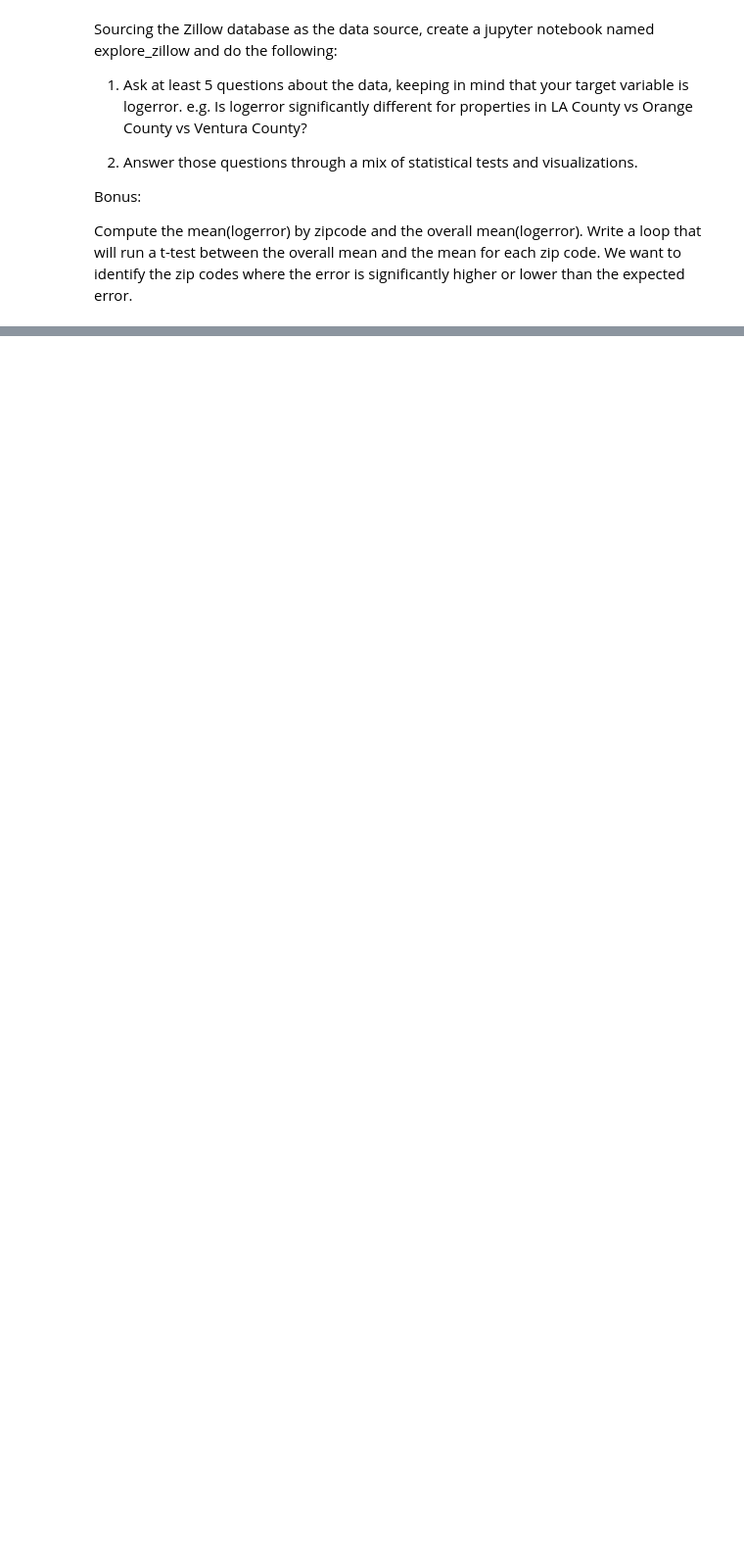
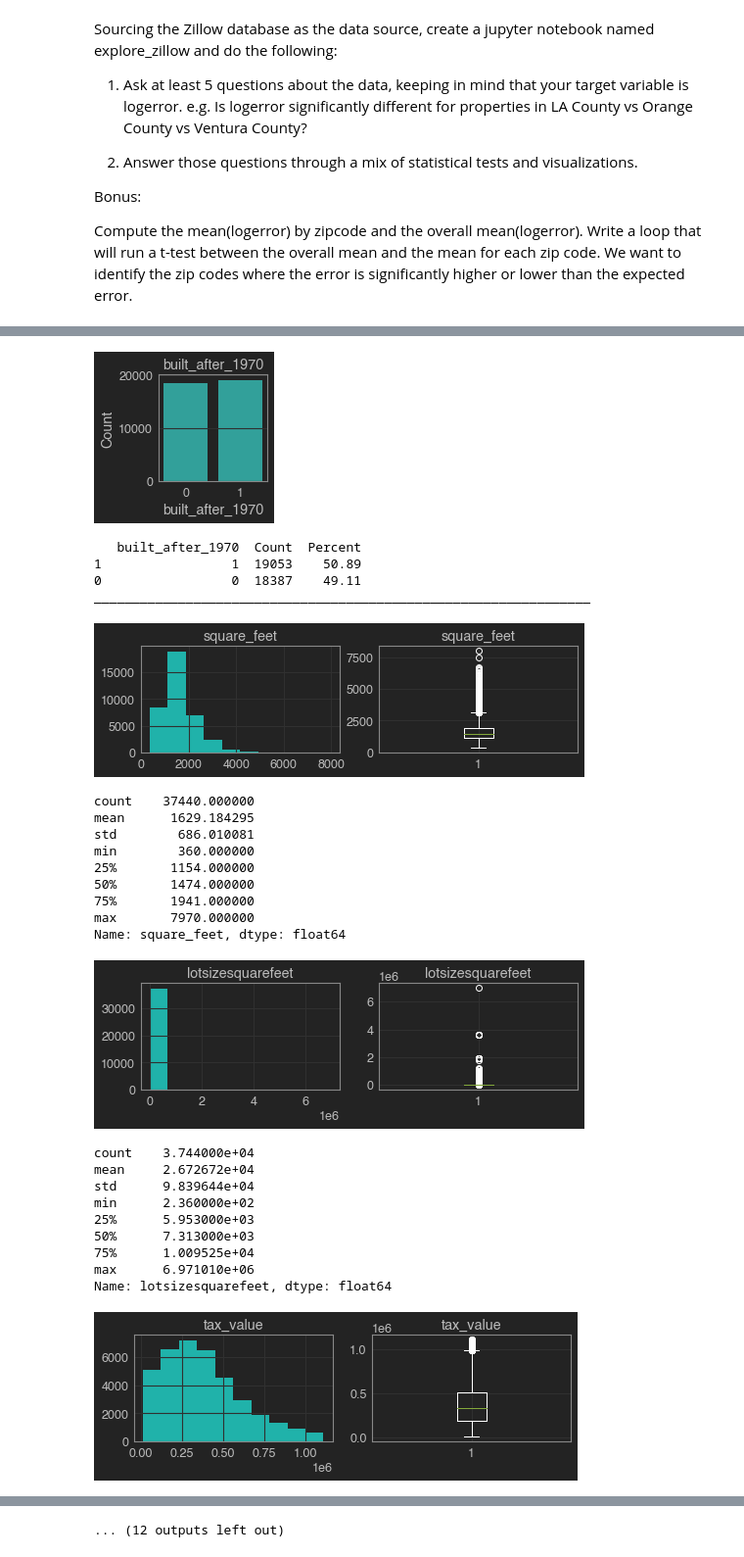
Before and after one commit to Ken-Alviola/clustering-exercises, a Jupyter notebook: explore_zillow.ipynb, the cells around one changed output, grey strips where cells are left out. Shown at 98% size. Cells and saved outputs as stored; diff of their text form; code cells hidden in the pictures; blank space fills up the shorter version.

```diff
--- a/explore_zillow.ipynb
+++ b/explore_zillow.ipynb
@@ -46,0 +104,3 @@ memory usage: 13.8+ MB
+# %%
+df['logerror_class'] = pd.qcut(df.logerror, q=4, labels=['q1','q2','q3','q4'])
+df.logerror_class.head()
@@ -46,0 +154,3 @@ memory usage: 13.8+ MB
+# %%
+df['built_after_1970'] = df.yearbuilt.apply(lambda x: 1 if x >= 1970 else 0)
+df.built_after_1970.head()
@@ -46,0 +192,48 @@ memory usage: 13.8+ MB
+# %%
+train, validate, test = split_zillow(df,stratify_by='logerror_class')
+# %%
+binary_vars = ['built_after_1970']
+categorical_vars = ['logerror_class', 'county',
+                    'Bedrooms_cat', 'Bathrooms_cat', 'buildingqualitytypeid']
+quant_vars = ['square_feet',
+              'lotsizesquarefeet',
+              'tax_value',
+              'taxes',
+              'age_in_years',
+              'tax_rate',
+              'bedrooms',
+              'bathrooms',
+              'logerror',
+              'latitude',
+              'longitude']
+categorical_target = 'logerror_class'
+continuous_target = 'logerror'
+# %%
+explore.explore_univariate(train, binary_vars, quant_vars)
+# %% [output]
+[figure, added]
+   built_after_1970  Count  Percent
+1                 1  19053    50.89
+0                 0  18387    49.11
+_________________________________________________________________
+[figure, added]
+count    37440.000000
+mean      1629.184295
+std        686.010081
+min        360.000000
+25%       1154.000000
+50%       1474.000000
+75%       1941.000000
+max       7970.000000
+Name: square_feet, dtype: float64
+[figure, added]
+count    3.744000e+04
+mean     2.672672e+04
+std      9.839644e+04
+min      2.360000e+02
+25%      5.953000e+03
+50%      7.313000e+03
+75%      1.009525e+04
+max      6.971010e+06
+Name: lotsizesquarefeet, dtype: float64
+[figure, added]
@@ -46,0 +269 @@ memory usage: 13.8+ MB
+... (12 outputs left out)
```
Also changed, not shown: parts of 33 cells of this notebook, 2 other files.
